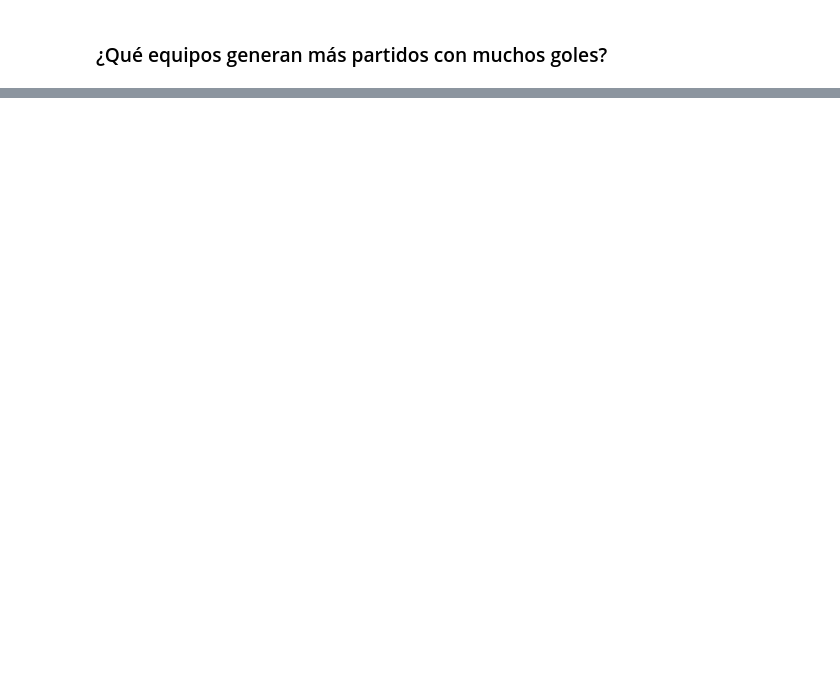
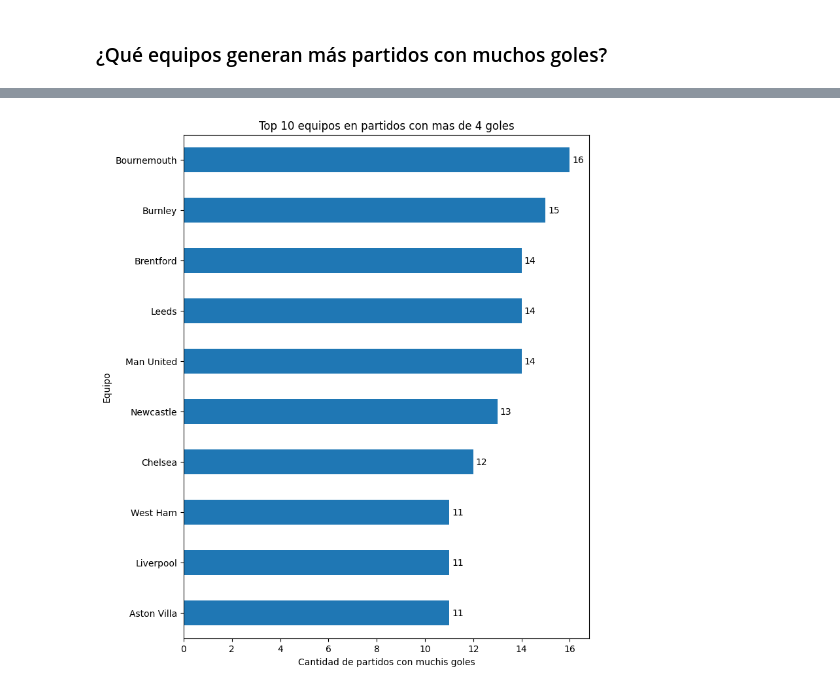
Before and after one commit to Liberato-Mayk/analisis_premier_2021, a Jupyter notebook: main.ipynb, the cells around one changed output, grey strips where cells are left out. Cells and saved outputs as stored; diff of their text form; code cells hidden in the pictures; blank space fills up the shorter version.

```diff
--- a/main.ipynb
+++ b/main.ipynb
@@ -259,0 +253,6 @@ plt.show()
+# %%
+# sumamos los goles de de cada equipo en sus partidos
+premier_2526["Goles_Totales"] = (premier_2526["FTHG"] + premier_2526["FTAG"])
+
+# vemos los partidos con mas goles
+premier_2526["Muchos_Goles"] = (premier_2526["Goles_Totales"] >= 4)
@@ -259,0 +272,10 @@ plt.show()
+# %%
+# partidos con mas goles (=> 4)
+local = premier_2526.groupby("Equipo_Local")["Muchos_Goles"].sum()
+visitante = premier_2526.groupby("Equipo_Visitante")["Muchos_Goles"].sum()
+# %%
+# sumamos los goles de ambos
+partidos_goleadores = (local.add(visitante, fill_value=0).sort_values(ascending=False))
+
+#mostramos los 10 partido con mas goles
+partidos_goleadores.head(10)
@@ -259,0 +295,17 @@ plt.show()
+# %%
+# seleccionamos los partidos con mas goles
+top_10 = partidos_goleadores.head(10).sort_values()
+
+# creamos los graficos
+ax = top_10.plot(kind="barh", figsize=(8, 10))
+
+# agregamos los valores
+ax.bar_label(ax.containers[0], padding=3)
+
+plt.title("Top 10 equipos en partidos con mas de 4 goles")
+plt.xlabel("Cantidad de partidos con muchis goles")
+plt.ylabel("Equipo")
+plt.tight_layout
+plt.show()
+# %% [output]
+[figure, added]
```
Also changed, not shown: parts of 8 cells of this notebook.
